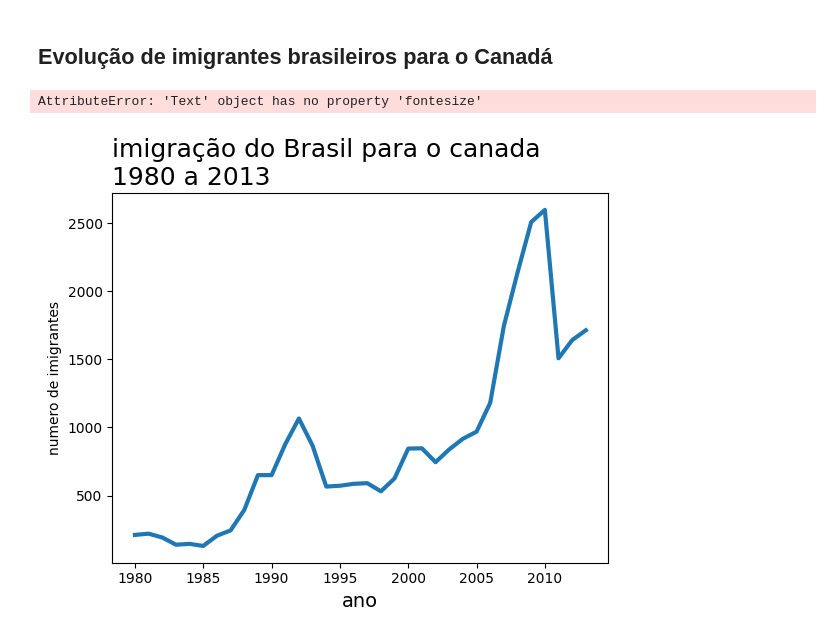
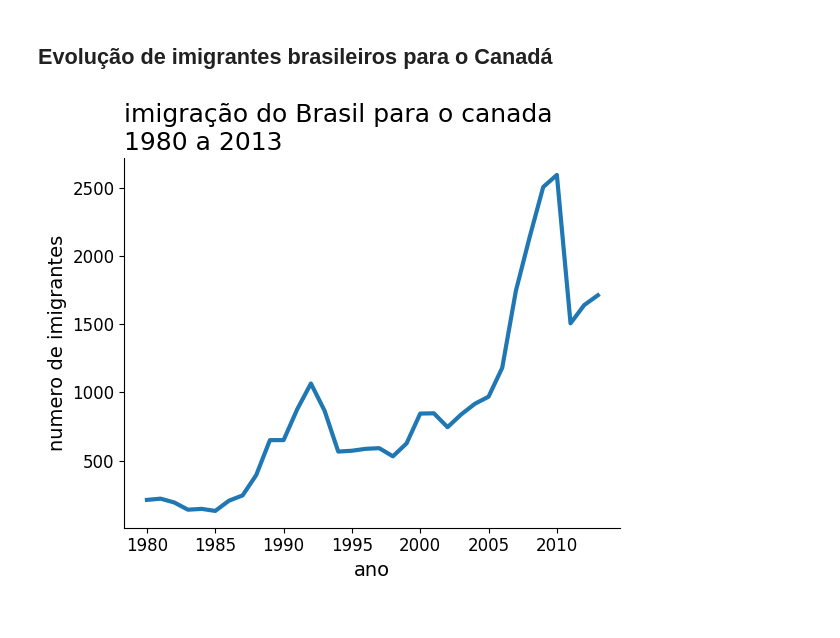
Before and after one commit to catuzzo01/analise-imigrantes-brasileiros, a Jupyter notebook: analise_imigrantes_brasileiros.ipynb, the cells around one changed output. Drawn from its saved outputs; the diff is of its cells as text; code cells hidden in the pictures.

Commit message:
melhora o grafico de imigrantes brasileiros

```diff
--- a/analise_imigrantes_brasileiros.ipynb
+++ b/analise_imigrantes_brasileiros.ipynb
@@ -84,12 +84,15 @@ import matplotlib.pyplot as plt
 # %%
 fig, ax = plt.subplots()
 ax.plot(dados_brasil['ano'], dados_brasil['imigrantes'], lw=3)
 ax.xaxis.set_major_locator(plt.MultipleLocator(5))
 ax.set_title("imigração do Brasil para o canada\n1980 a 2013" , fontsize=18, loc='left')
 ax.set_xlabel('ano', fontsize=14)
-ax.set_ylabel("numero de imigrantes", fontesize=14)
+ax.set_ylabel("numero de imigrantes", fontsize=14)
+ax.yaxis.set_tick_params(labelsize=12)
+ax.xaxis.set_tick_params(labelsize=12)
+ax.spines['top'].set_visible(False)
+ax.spines['right'].set_visible(False)
 
 plt.show()
 # %% [output]
-AttributeError: 'Text' object has no property 'fontesize'
-[figure, old version]
+[figure, new version]
```
